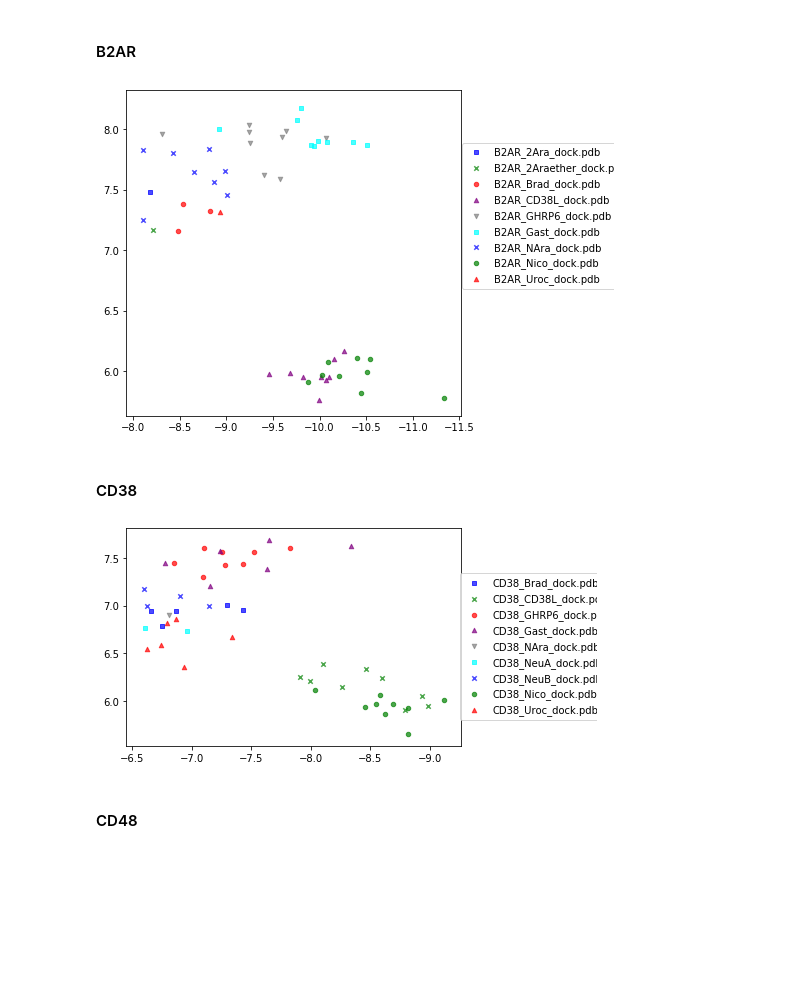
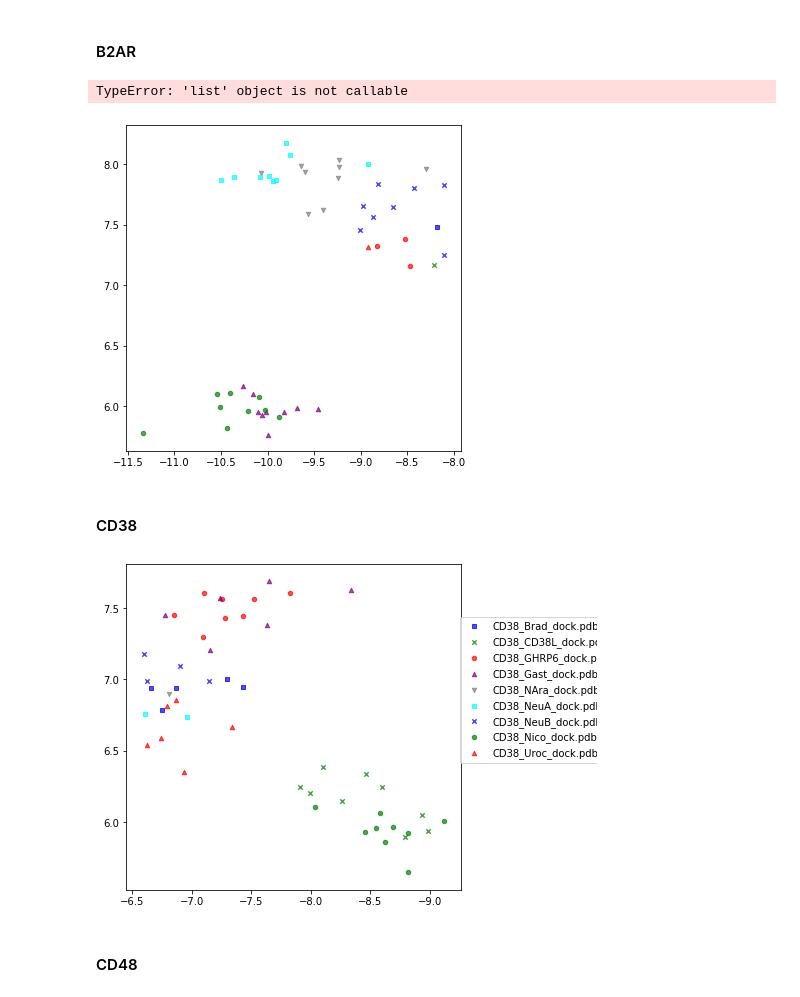
Before and after one commit to cburns4-BioRes/BIOINFO_FINAL_Project, a Jupyter notebook: BIOINFO Project_v2.ipynb, the cells around one changed output. Drawn from its saved outputs; the diff is of its cells as text; code cells hidden in the pictures; blank space fills up the shorter version.

```diff
--- a/BIOINFO Project_v2.ipynb
+++ b/BIOINFO Project_v2.ipynb
@@ -886,21 +886,24 @@ cKITTop.to_csv('cKIT_Top.csv')
 # %%
 fig = category_scatter(x='vina_affinity',y='rfscore_v3',label_col='name',data=B2ARTop,legend_loc=0)
 fig.set_size_inches(6,6)
+fig.axes(xlabel='tst')
 fig.legend(bbox_to_anchor=(1.25,.7))
 fig.gca().invert_xaxis()
 
 fig.savefig('B2ARTop50.png',bbox_inches='tight')
 # %% [output]
+TypeError: 'list' object is not callable
-[figure, old version]
+[figure, new version]
 # %% [markdown]
 #### CD38
 # %%
 fig = category_scatter(x='vina_affinity',y='rfscore_v3',label_col='name',data=CD38Top,legend_loc=0)
+fig.set_size_inches(6,6)
 fig.legend(bbox_to_anchor=(1.21,.7))
 fig.gca().invert_xaxis()
 fig.savefig('CD38Top50.png',bbox_inches='tight')
 # %% [output]
-[figure, old version]
+[figure, new version]
 # %% [markdown]
 #### CD48
 # %%
```
Also changed, not shown: parts of 2 cells of this notebook, 3 other files.
